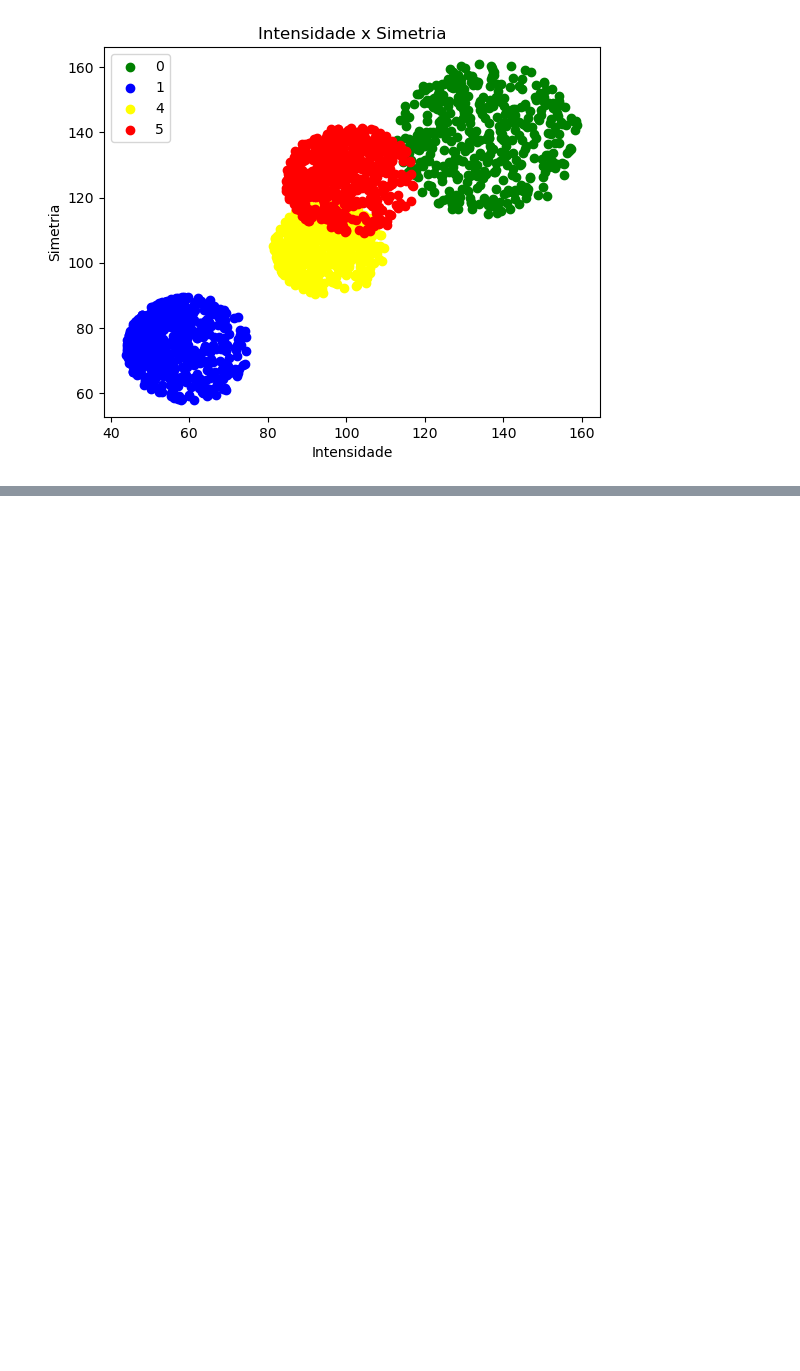
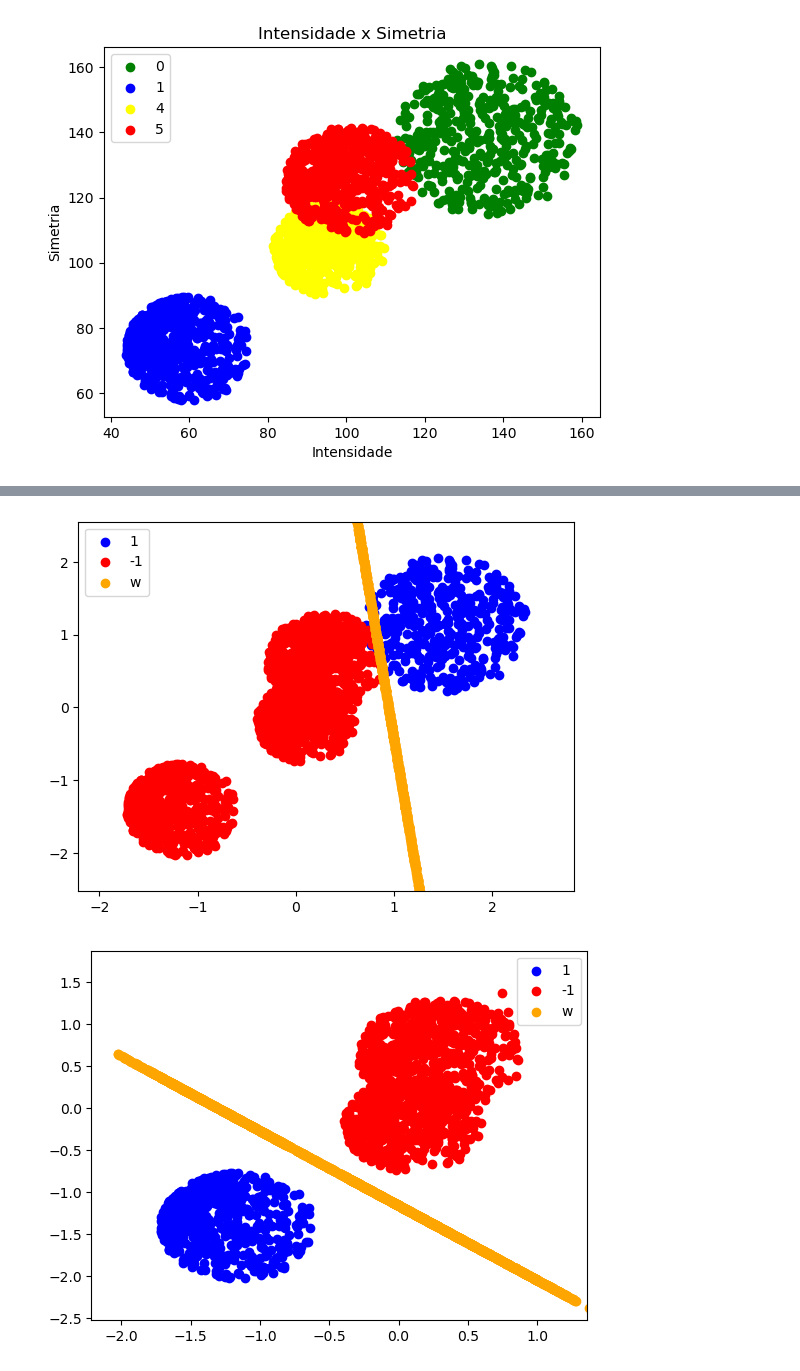
Before and after one commit to ivoaraujo17/Machine_Learning_Project_1, a Jupyter notebook: todos_vs_todos.ipynb, the cells around one changed output, grey strips where cells are left out. Drawn from its saved outputs; the diff is of its cells as text; code cells hidden in the pictures; blank space fills up the shorter version.

Commit message:
ajuste nos plots do metodos e todos contra todos funcionando

```diff
--- a/todos_vs_todos.ipynb
+++ b/todos_vs_todos.ipynb
@@ -32,6 +32,11 @@ plt.show()
 [figure]
 # %%
 X = train[['intensidade', 'simetria']].values
-y = train['label'].values
+y_train = train['label'].values
 
 X_train = padronizar(X)
+
+X_test = test[['intensidade', 'simetria']].values
+y_test = test['label'].values
+
+X_test = padronizar(X_test)
@@ -123,0 +43,20 @@ X_test = padronizar(X_test)
+# %%
+y_ = y_train.copy()
+X_ = X_train.copy()
+modelos_pla = []
+for i in (0, 1, 4):
+    y_binary = np.where(y_ == i, 1, -1)
+    pla = PlaPocket(X_, y_binary)
+    pla.fit()
+    pla.plot()
+
+    y_pred = pla.predict(X_)
+    lista_index = np.where(y_pred == 1)[0]
+
+    y_ = np.delete(y_, lista_index, axis=0)
+    X_ = np.delete(X_, lista_index, axis=0)
+
+    modelos_pla.append(pla)
+# %% [output]
+[figure, added]
+[figure, added]
```
Also changed, not shown: parts of 10 cells of this notebook, 3 other files.
